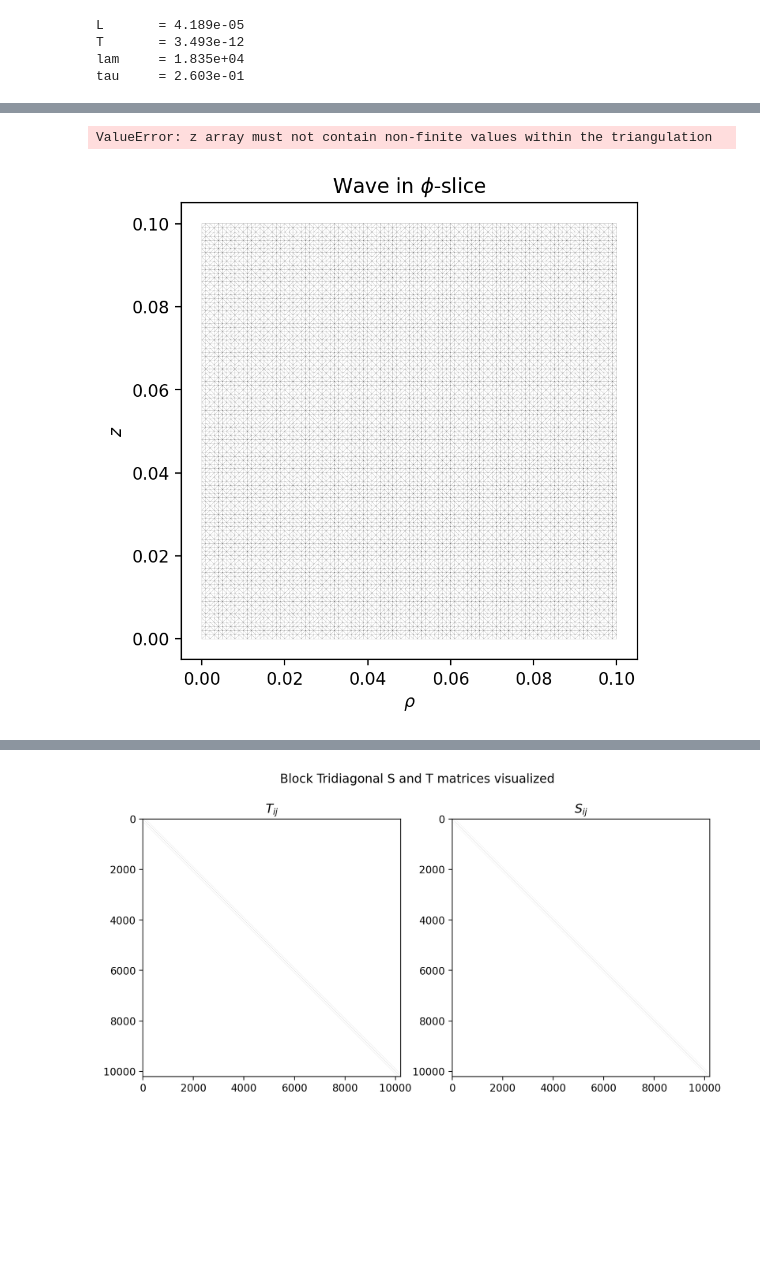
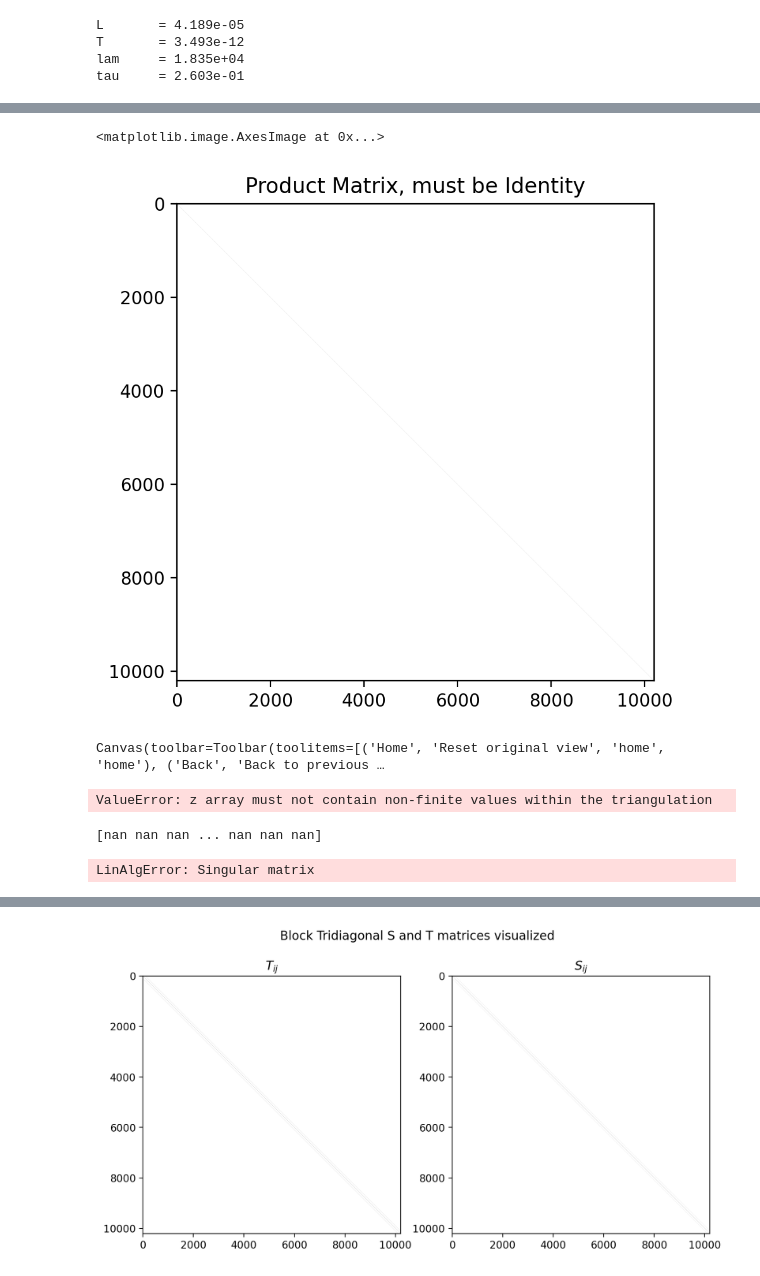
Before and after one commit to nyuad-astroparticle/LXe-Phonon, a Jupyter notebook: Simulation/1.Solving_Engine/LXE_solve.ipynb, the cells around one changed output, grey strips where cells are left out. Drawn from its saved outputs; the diff is of its cells as text; code cells hidden in the pictures; blank space fills up the shorter version.

```diff
--- a/Simulation/1.Solving_Engine/LXE_solve.ipynb
+++ b/Simulation/1.Solving_Engine/LXE_solve.ipynb
@@ -140,11 +141,39 @@ np.linalg.det(A.toarray())
+# %%
+# Check if the system has a solution using the Moore Penrose Inverse
+# It will take approximately 600s to run. So grab a coffee
+
+AA = A.toarray()
+AP = np.linalg.pinv(AA)
+
+AS = np.matmul(AA,AP)
+
+D = [AS[i][i] for i in range(0,len(AS))]
+print(np.where(D!=1))
+# %%
+# Create a figure
+fig = plt.figure(figsize=(5,5),dpi=200)
+ax = fig.add_subplot(111)
+ax.set_title('Product Matrix, must be Identity')
+
+# Plot the matrix
+ax.imshow(AS,cmap=cm.binary)
+# %% [output]
+<matplotlib.image.AxesImage at 0x...>
+[figure, added]
 # %%
 # Let's take one step in time and plot
 
-# U_curr = run(1*dt,dt,A,SS,TT,U_curr,U_prev,f,points,tau=tau,lam=lam);
+U_curr = run(2*dt,dt,A,SS,TT,U_curr,U_prev,f,points,tau=tau,lam=lam);
+plot_U(points,mesh,U_curr)
+
+# U_curr, U_prev = step(dt,A,SS,TT,U_curr,U_prev,F,tau=tau,lam=lam,boundary=boundary)
 # plot_U(points,mesh,U_curr)
-
-U_curr, U_prev = step(dt,A,SS,TT,U_curr,U_prev,F,tau=tau,lam=lam,boundary=boundary)
-plot_U(points,mesh,U_curr)
 # %% [output]
-ValueError: z array must not contain non-finite values within the triangulation
+Canvas(toolbar=Toolbar(toolitems=[('Home', 'Reset original view', 'home', 'home'), ('Back', 'Back to previous …
-[figure, removed]
+ValueError: z array must not contain non-finite values within the triangulation
+# %%
+print(U_curr)
+AI = np.linalg.inv(A.todense())
+# %% [output]
+[nan nan nan ... nan nan nan]
+LinAlgError: Singular matrix
```
Also changed, not shown: parts of 10 cells of this notebook, 19 other files.
